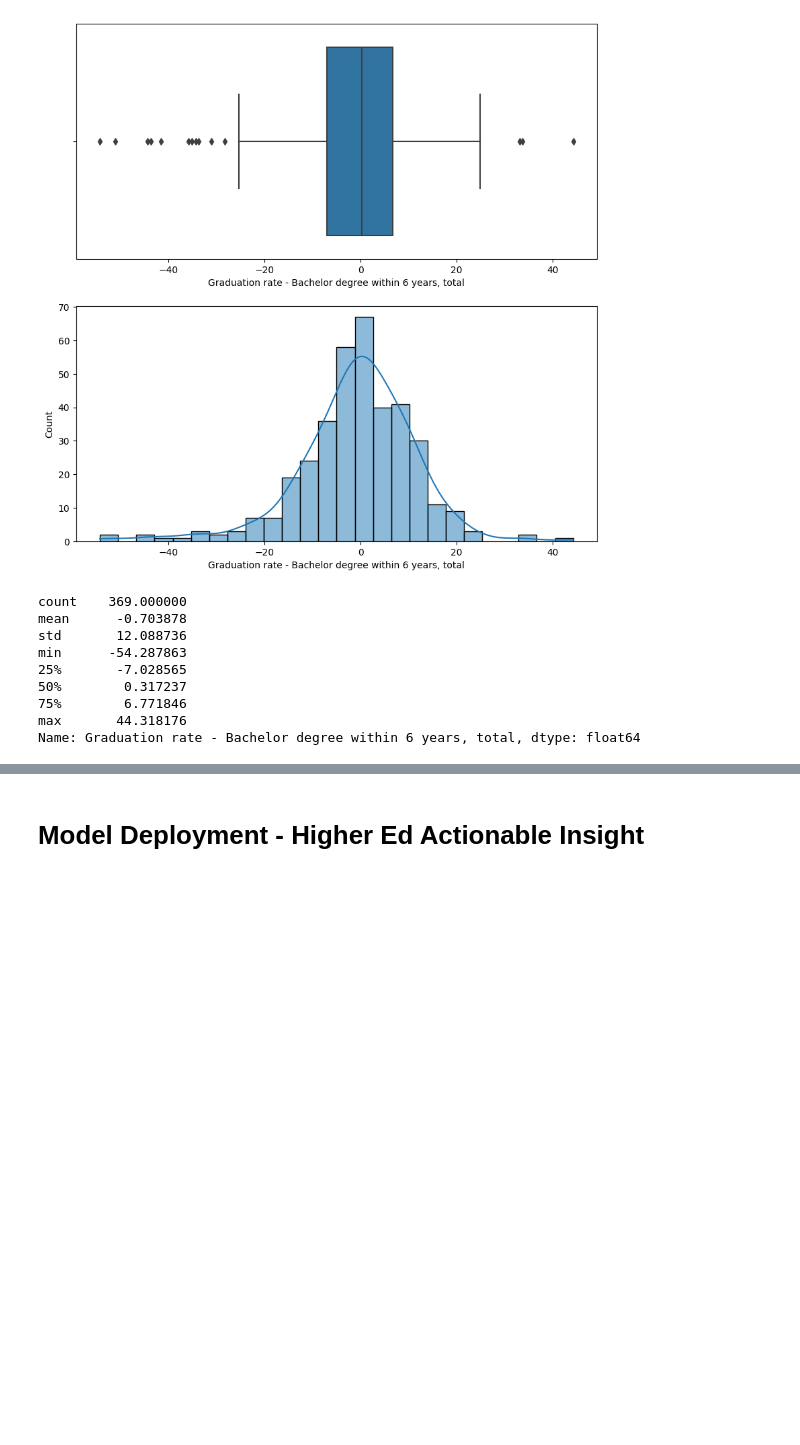
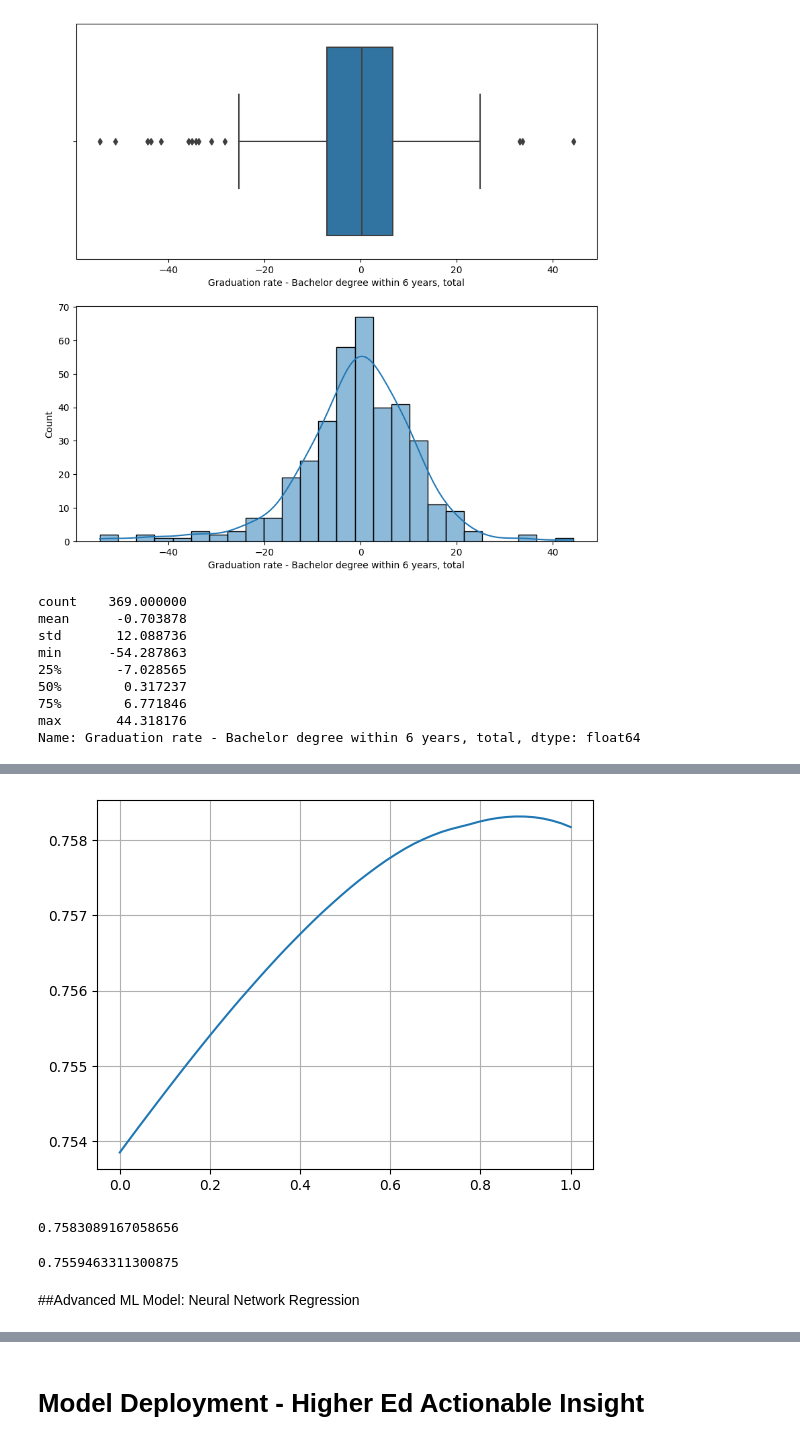
Before and after one commit to ksuaray/IRML---Regression-and-Classification, a Jupyter notebook: Regression_Baseline_Statistical_Model.ipynb, the cells around one changed output, grey strips where cells are left out. Saved outputs shown, nothing was run; the diff lists cells and outputs as text; code cells hidden in the pictures; blank space fills up the shorter version.

```diff
--- a/Regression_Baseline_Statistical_Model.ipynb
+++ b/Regression_Baseline_Statistical_Model.ipynb
@@ -499,0 +539,29 @@ Name: Graduation rate - Bachelor degree within 6 years, total, dtype: float64
+# %%
+r2l = []
+xx = np.linspace(0,1,50)
+for k in xx:
+  las = ElasticNet(alpha =0.07,l1_ratio=k)
+  las.fit(X_train, y_train)
+  yl_pred = las.predict(X_test)
+  r2l = r2l + [r2_score(y_test,yl_pred)]
+
+fig, ax = plt.subplots()
+ax.plot(xx,r2l)
+ax.grid(which="major")
+#ax.xaxis.set_major_locator(FixedLocator([1,2,3,4,5,6,7,8,9,10,11,12,13,14,15,16,17,18,19,20]))
+plt.show()
+# %% [output]
+[figure, added]
+# %%
+max(r2l)
+# %% [output]
+0.7583089167058656
+# %%
+las = Lasso(alpha=0)
+las.fit(X_train, y_train)
+yl_pred = las.predict(X_test)
+r2_score(y_test,yl_pred)
+# %% [output]
+0.7559463311300875
+# %% [markdown]
+##Advanced ML Model: Neural Network Regression
```
Also changed, not shown: parts of 18 cells of this notebook.
